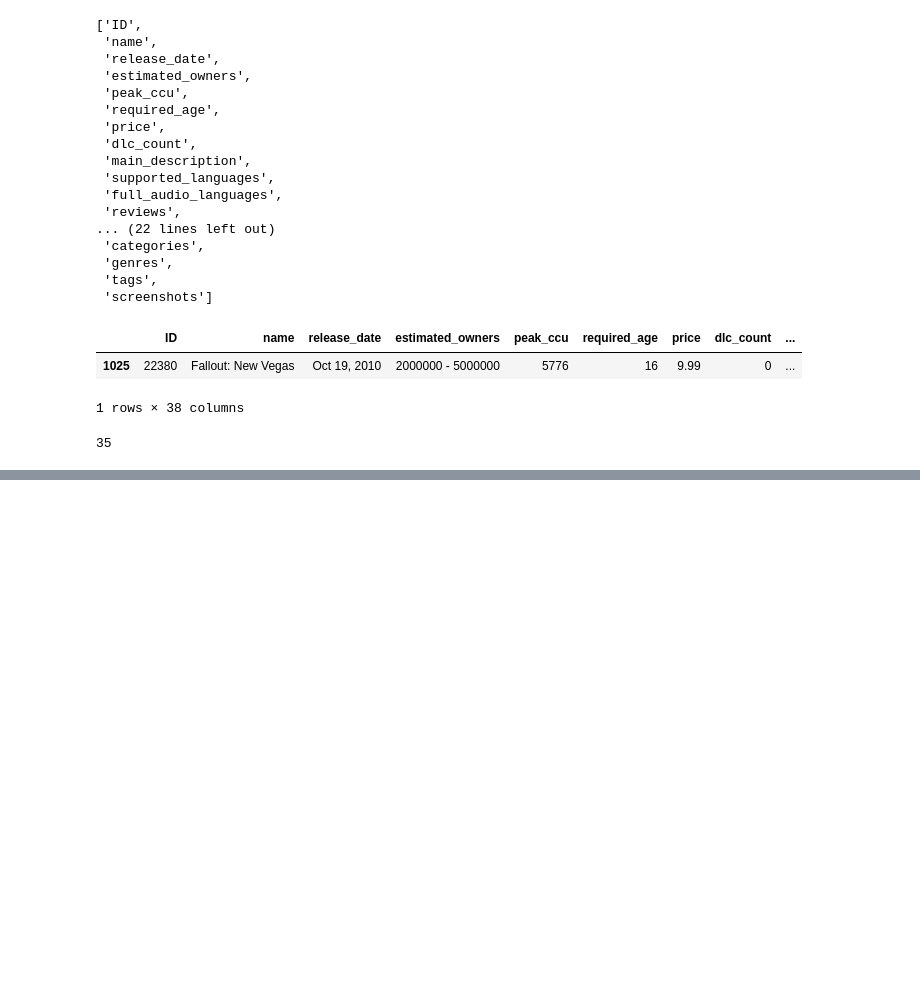
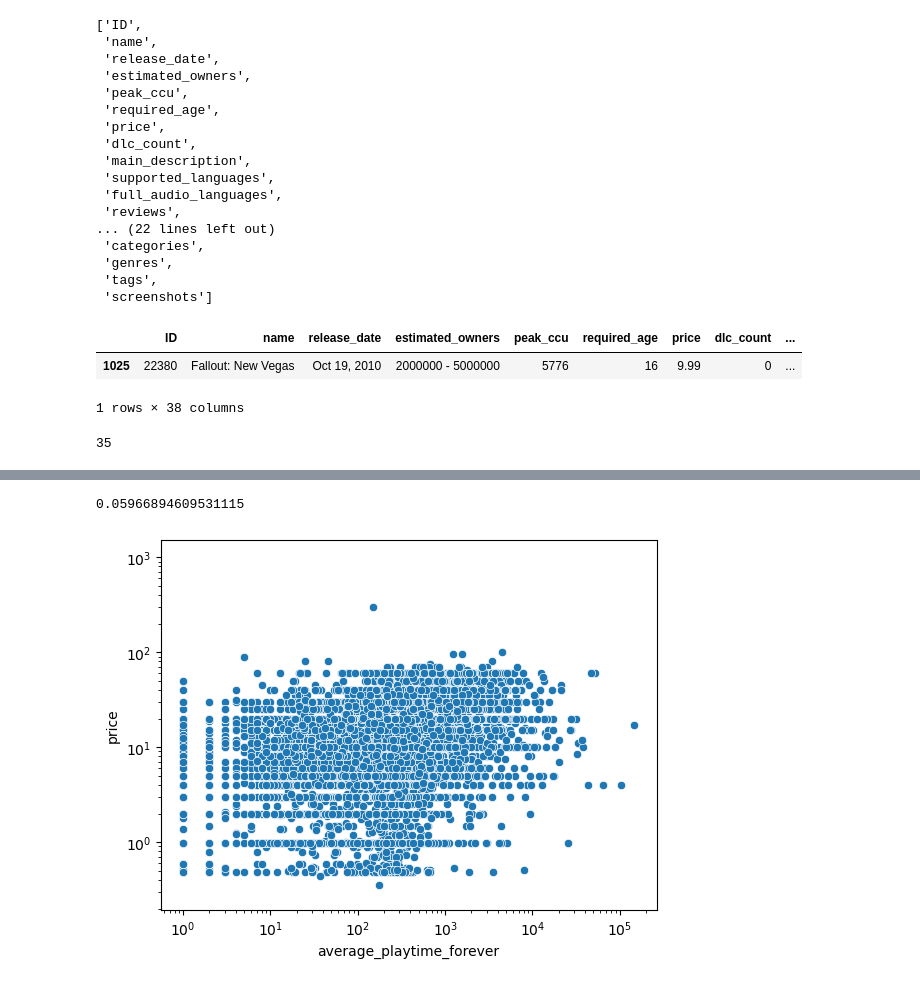
Before and after one commit to FlipBrooke/AI, a Jupyter notebook: Semester 1/Games/Games.ipynb, the cells around one changed output, grey strips where cells are left out. Saved outputs shown, nothing was run; the diff lists cells and outputs as text; code cells hidden in the pictures; blank space fills up the shorter version.

```diff
--- a/Semester 1/Games/Games.ipynb
+++ b/Semester 1/Games/Games.ipynb
@@ -36,0 +53,8 @@ len(df[df['name'].str.contains("Call of Duty", na=False)])
+# %%
+sns.scatterplot(data=df, x='average_playtime_forever', y='price')
+plt.xscale('log')
+plt.yscale('log')
+df['average_playtime_forever'].corr(df['price'])
+# %% [output]
+0.05966894609531115
+[figure, added]
```
Also changed, not shown: parts of 4 cells of this notebook, 1 other file.
